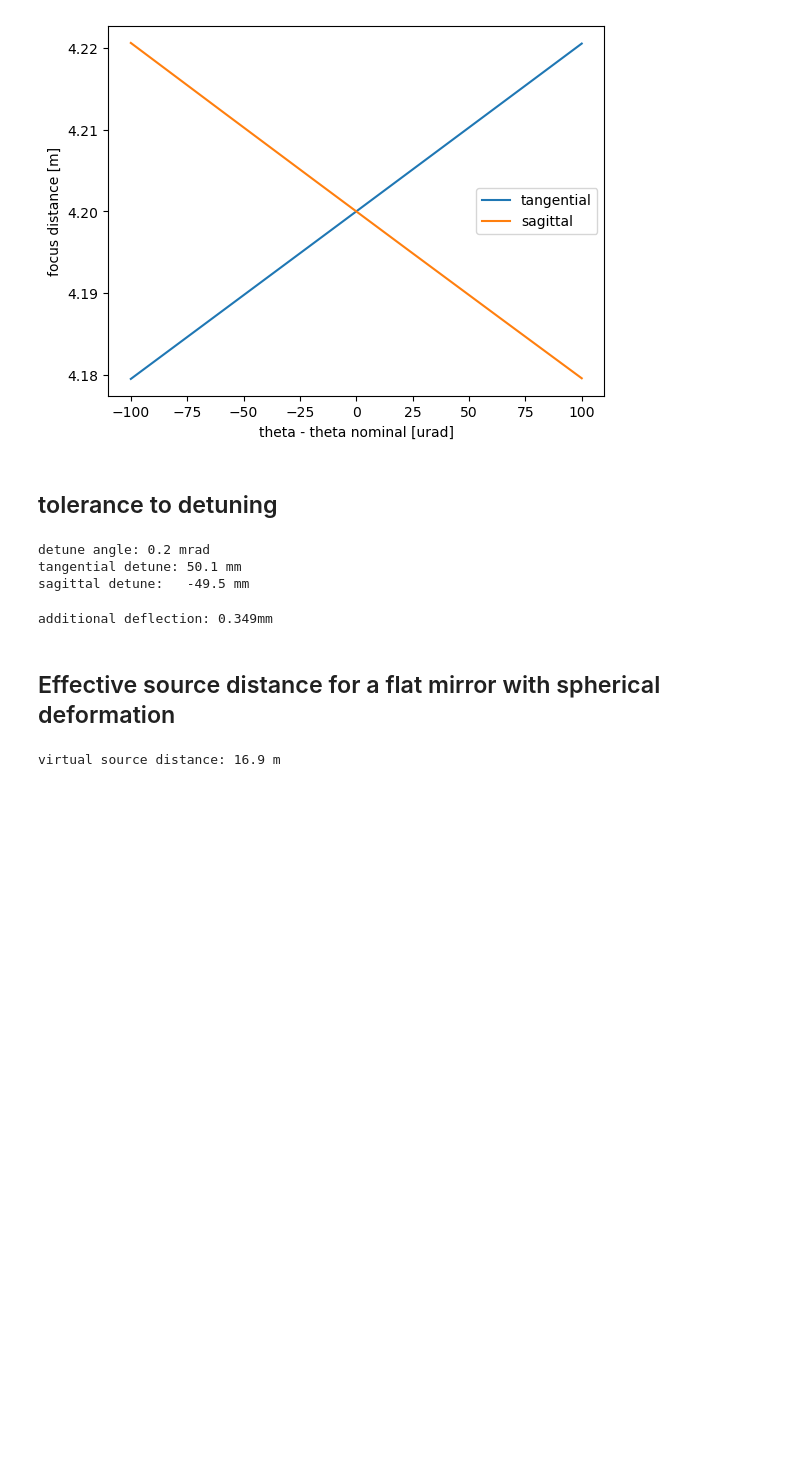
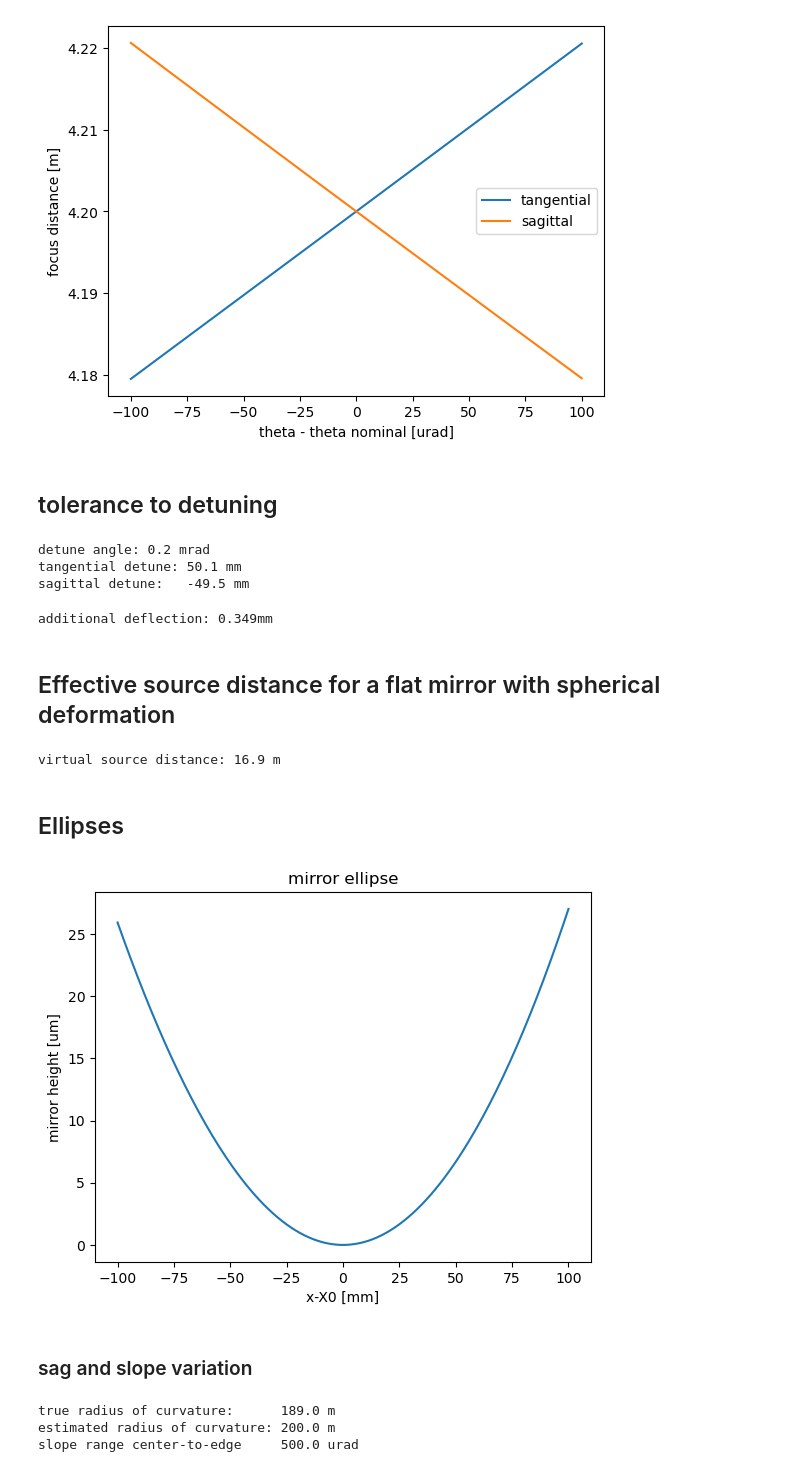
Before and after one commit to ALS-X-Ray-optics/aiw-notebooks, a Jupyter notebook: 02_coddington_equations.ipynb, the cells around one changed output. Drawn from its saved outputs; the diff is of its cells as text; code cells hidden in the pictures; blank space fills up the shorter version.

```diff
--- a/02_coddington_equations.ipynb
+++ b/02_coddington_equations.ipynb
@@ -128,3 +163,57 @@ print("virtual source distance: %1.1f m" %(pr_m))
 # compare the differential source position with undulator length (2m) if the source is the undulator.
 # %% [output]
 virtual source distance: 16.9 m
+# %% [markdown]
+## Ellipses
+# %%
+# Formulas from Daniele Cocco's disertation (they can also be found in Peatman p.72)
+
+# object distance
+p_m = 27.672
+# image distance
+q_m = 2.228
+# grazing angle
+ga_rad = 1.25*np.pi/180
+
+# angle of incidence
+theta_inc_rad = np.pi/2-ga_rad
+
+# Ellipse characteristics
+## semi-major axis
+a_m = (p_m+q_m)/2
+# eccentricity
+ecc = 1/(2*a_m)*np.sqrt(p_m**2+q_m**2-2*p_m*q_m*np.cos(2*theta_inc_rad))
+# semi-minor axis
+b_m = np.sqrt(a_m**2*(1-ecc**2))
+# focal distance
+f_m = np.sqrt(a_m**2-b_m**2)
+
+# poles (where the center of the mirror is located)
+Y01_m = p_m*q_m*np.sin(2*theta_inc_rad)/(2*a_m*ecc)
+X01_m = a_m*np.sqrt(1-Y01_m**2/b_m**2)
+
+# centered coordinates
+x_m = np.linspace(-100e-3, 100e-3,201)
+# handle for ellipse equation
+yh_m  = lambda x_m: -np.sqrt(1-x_m**2/a_m**2)*b_m
+
+# coordinates centered on the ellipse
+xc_m = x_m + X01_m
+y_m = yh_m(xc_m)
+
+#plt.plot(xc_m, y_m-slope0_rad*x_m)
+
+#local slope (remove for display)
+slope0_rad= (yh_m(X01_m+1e-6)-yh_m(X01_m))/(1e-6)
+
+plt.plot((xc_m-X01_m)*1e3, (y_m+Y01_m-slope0_rad*x_m)*1e6)
+#plt.plot((xc_m-X01_m)*1e3, (y_m))
+#plt.plot(xc_m, dydx*x_m)
+plt.xlabel('x-X0 [mm]')
+plt.ylabel('mirror height [um]')
+plt.title('mirror ellipse')
+plt.show()
+# %% [output]
+[figure, added]
+# %% [markdown]
+### sag and slope variation
@@ -130,0 +233,8 @@ virtual source distance: 16.9 m
+# %%
+print("true radius of curvature:      %1.1f m" %(R_m))
+print("estimated radius of curvature: %1.1f m" %(Re_m))
+print("slope range center-to-edge     %1.1f urad" %(slope_e_rad*1e6))
+# %% [output]
+true radius of curvature:      189.0 m
+estimated radius of curvature: 200.0 m
+slope range center-to-edge     500.0 urad
```
Also changed, not shown: parts of 7 cells of this notebook, 5 other files.
